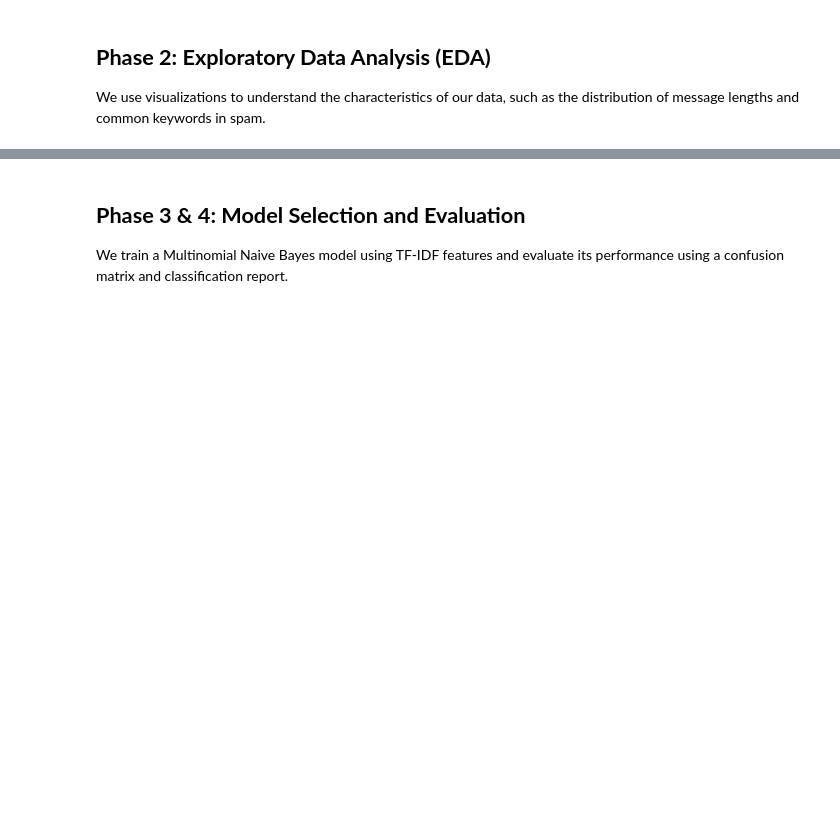
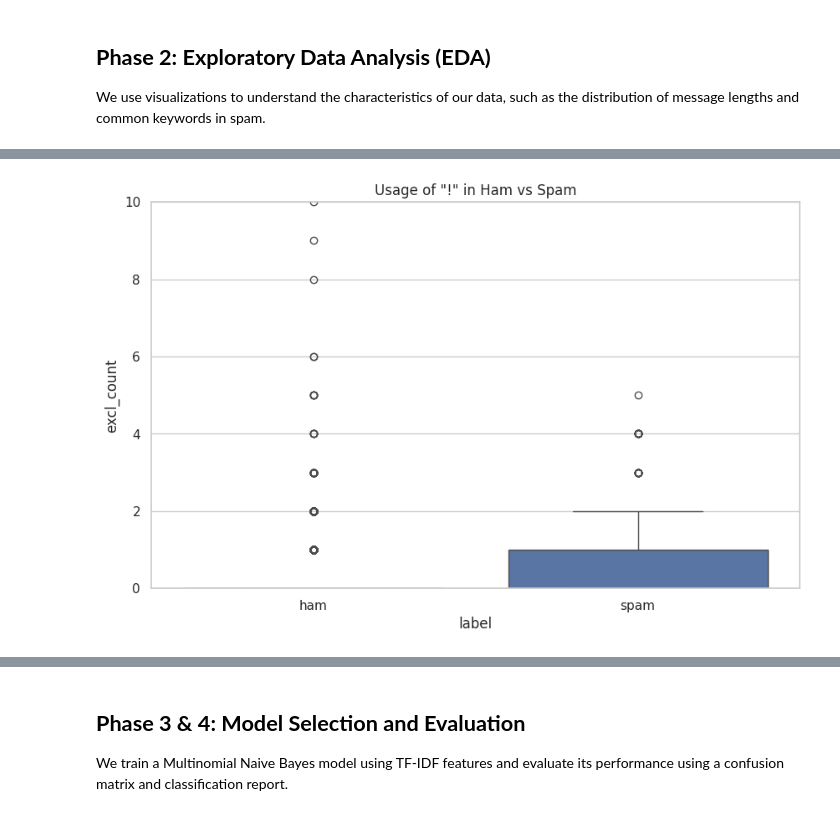
Before and after one commit to niuniu1fly-blip/spam-classification, a Jupyter notebook: “spam_classification_project_ipynb”.ipynb, the cells around one changed output, grey strips where cells are left out. Cells and saved outputs as stored; diff of their text form; code cells hidden in the pictures; blank space fills up the shorter version.

```diff
--- a/“spam_classification_project_ipynb”.ipynb
+++ b/“spam_classification_project_ipynb”.ipynb
@@ -125,0 +188,13 @@ plt.show()
+# %%
+#统计感叹号和美元符号的出现频率
+df['excl_count'] = df['text'].apply(lambda x: x.count('!'))
+df['dollar_count'] = df['text'].apply(lambda x: x.count('$'))
+
+# 可视化感叹号的使用情况
+plt.figure(figsize=(10,6))
+sns.boxplot(x='label', y='excl_count', data=df)
+plt.title('Usage of "!" in Ham vs Spam')
+plt.ylim(0, 10) # 限制 y 轴以便观察主要趋势
+plt.show()
+# %% [output]
+[figure, added]
```
Also changed, not shown: parts of 23 cells of this notebook.
